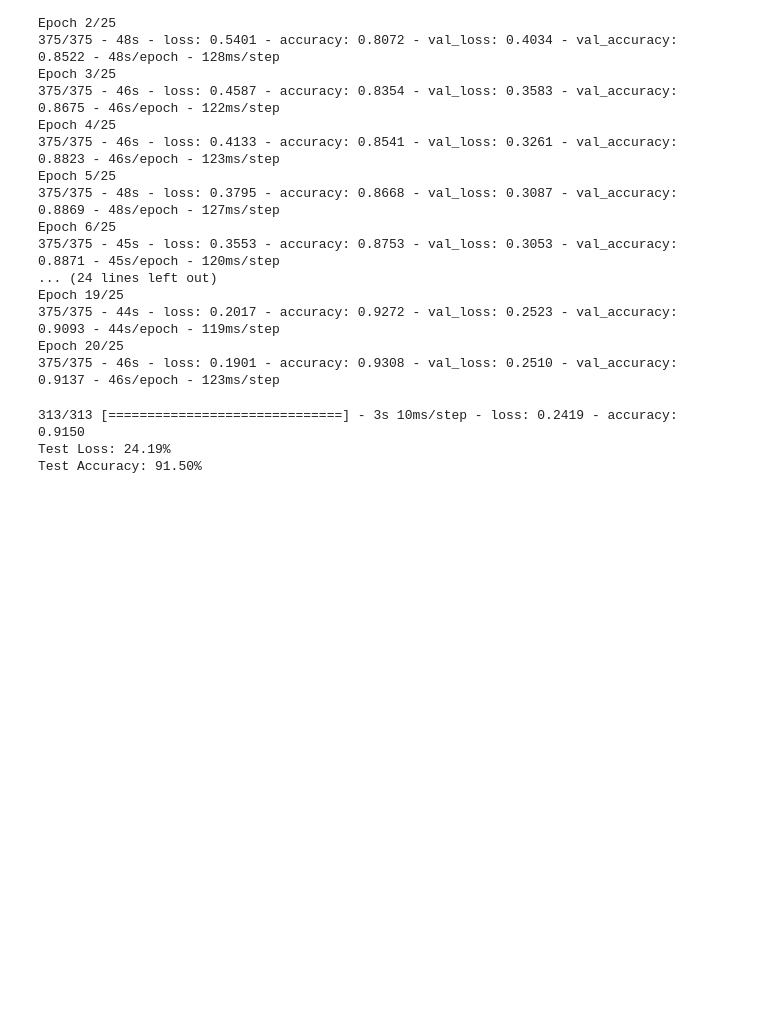
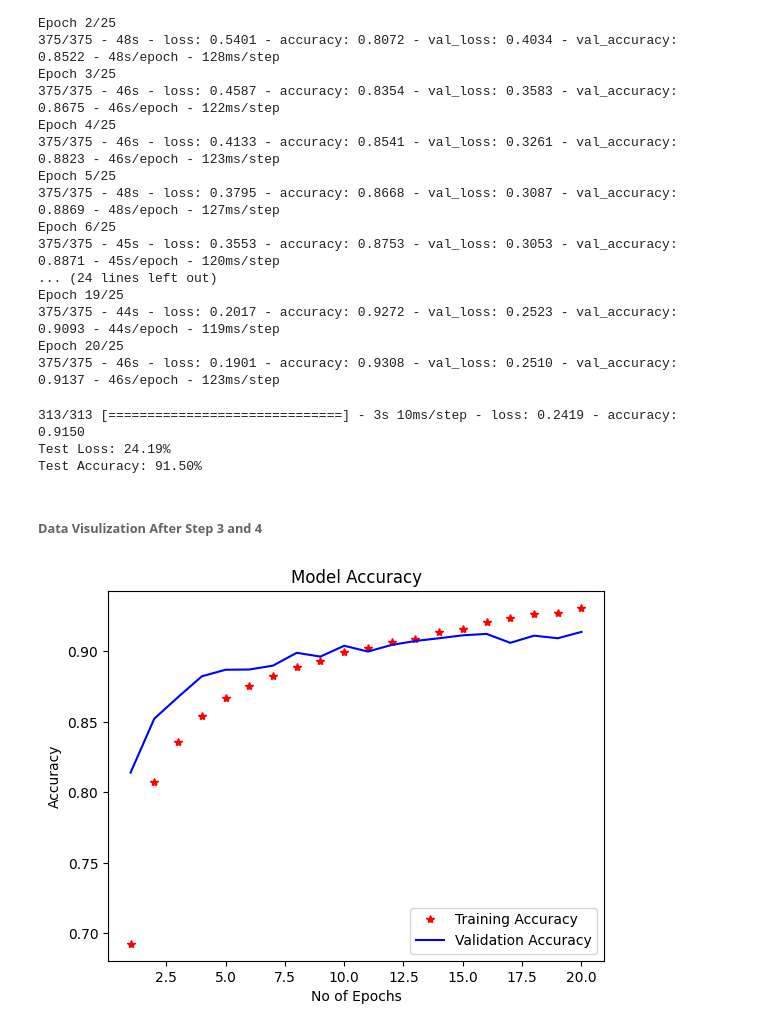
Before and after one commit to HansakaDilshanJayawardana/MLAssignment, a Jupyter notebook: Jupyter Notebooks/CNN_Fashion_MNIST.ipynb, the cells around one changed output. Saved outputs shown, nothing was run; the diff lists cells and outputs as text; code cells hidden in the pictures; blank space fills up the shorter version.

Commit message:
Data Visualization After Model Building, Training, and Evaluation, and Finished Prediction

```diff
--- a/Jupyter Notebooks/CNN_Fashion_MNIST.ipynb
+++ b/Jupyter Notebooks/CNN_Fashion_MNIST.ipynb
@@ -370,3 +370,22 @@ print('Test Accuracy: {:.2f}%'.format(test_acc*100))
 313/313 [==============================] - 3s 10ms/step - loss: 0.2419 - accuracy: 0.9150
 Test Loss: 24.19%
 Test Accuracy: 91.50%
+# %% [markdown]
+###### **Data Visulization After Step 3 and 4**
+# %%
+# Data Visualization
+# Accuracy plot graph
+acc = history.history['accuracy']
+val_acc = history.history['val_accuracy']
+epochs = range(1, len(acc) + 1)
+
+plt.plot(epochs, acc, 'r*', label='Training Accuracy')
+plt.plot(epochs, val_acc, 'b', label='Validation Accuracy')
+plt.title('Model Accuracy')
+plt.xlabel('No of Epochs')
+plt.ylabel('Accuracy')
+plt.legend(loc='lower right')
+plt.savefig('./cnn_accuracy_plot.png')
+plt.show()
+# %% [output]
+[figure, added]
```
Also changed, not shown: parts of 3 cells of this notebook.
